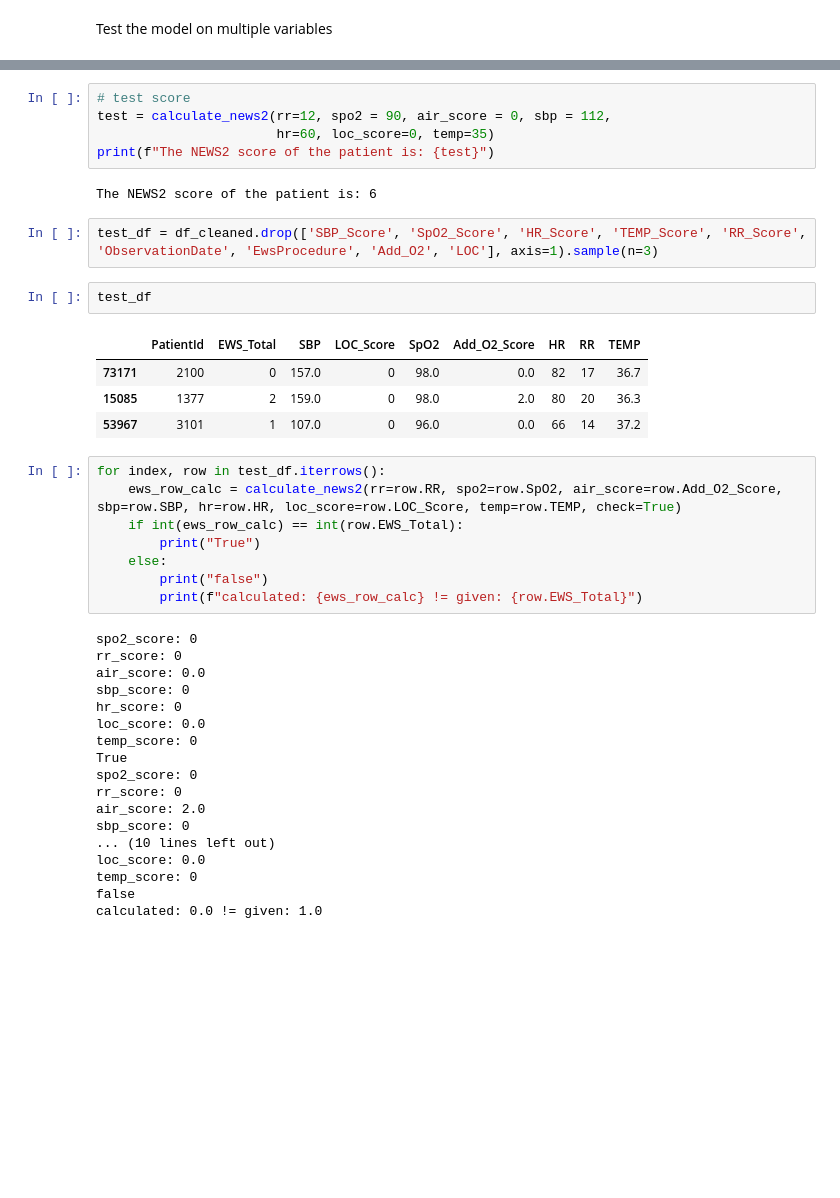
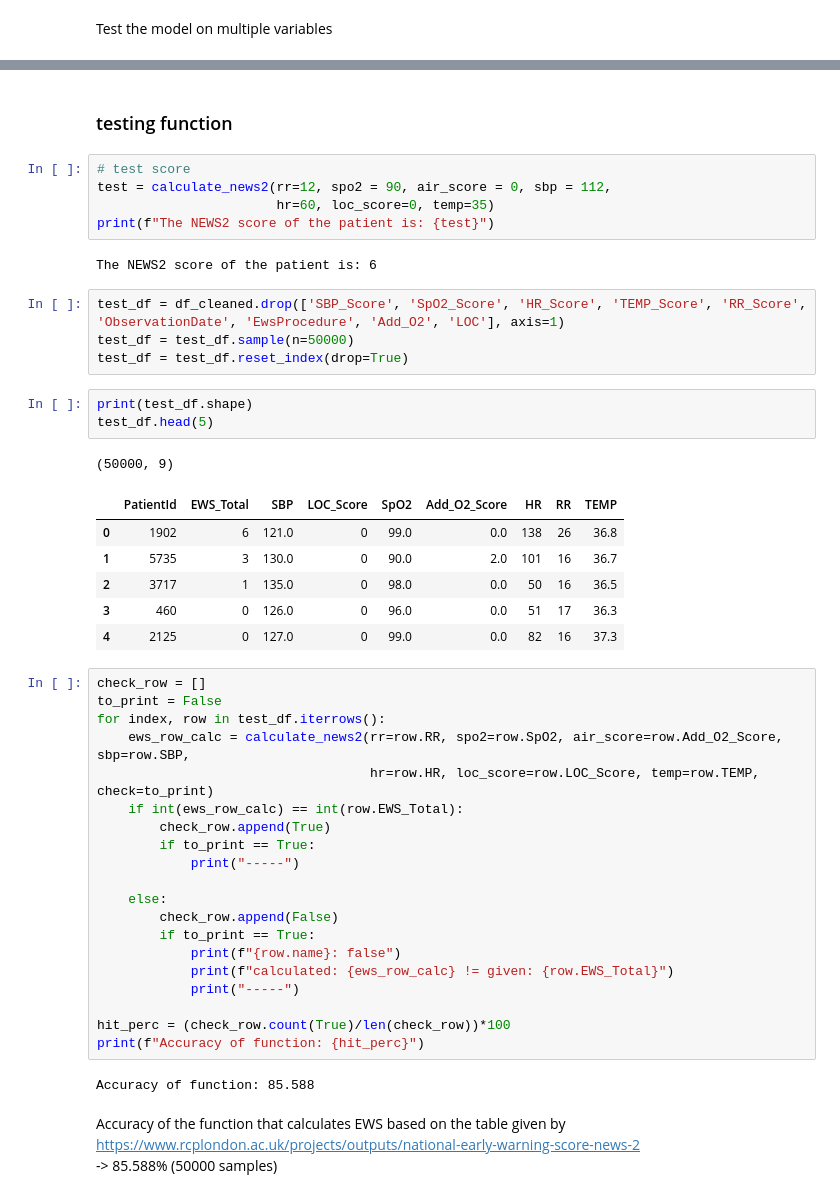
Before and after one commit to kustex/arinti_ews_usecase, a Jupyter notebook: arinti_EWS_notebook.ipynb, the cells around one changed output, grey strips where cells are left out. Cells and saved outputs as stored; diff of their text form; blank space fills up the shorter version.

Commit message:
Update 8/01 - ews function v3

```diff
--- a/arinti_EWS_notebook.ipynb
+++ b/arinti_EWS_notebook.ipynb
@@ -604,5 +608,7 @@ def calculate_news2 (rr, spo2, air_score, sbp, hr, loc_score, temp, check=False)
 
     return ews_total
+# %% [markdown]
+### testing function
 # %%
 # test score
 test = calculate_news2(rr=12, spo2 = 90, air_score = 0, sbp = 112,
@@ -611,37 +617,42 @@ print(f"The NEWS2 score of the patient is: {test}")
 # %% [output]
 The NEWS2 score of the patient is: 6
 # %%
-test_df = df_cleaned.drop(['SBP_Score', 'SpO2_Score', 'HR_Score', 'TEMP_Score', 'RR_Score', 'ObservationDate', 'EwsProcedure', 'Add_O2', 'LOC'], axis=1).sample(n=3)
+test_df = df_cleaned.drop(['SBP_Score', 'SpO2_Score', 'HR_Score', 'TEMP_Score', 'RR_Score', 'ObservationDate', 'EwsProcedure', 'Add_O2', 'LOC'], axis=1)
+test_df = test_df.sample(n=50000)
+test_df = test_df.reset_index(drop=True)
-# %%
-test_df
-# %% [output]
-|  | PatientId | EWS_Total | SBP | LOC_Score | SpO2 | Add_O2_Score | HR | RR | TEMP |
-| 73171 | 2100 | 0 | 157.0 | 0 | 98.0 | 0.0 | 82 | 17 | 36.7 |
-| 15085 | 1377 | 2 | 159.0 | 0 | 98.0 | 2.0 | 80 | 20 | 36.3 |
-| 53967 | 3101 | 1 | 107.0 | 0 | 96.0 | 0.0 | 66 | 14 | 37.2 |
+# %%
+print(test_df.shape)
+test_df.head(5)
+# %% [output]
+(50000, 9)
+|  | PatientId | EWS_Total | SBP | LOC_Score | SpO2 | Add_O2_Score | HR | RR | TEMP |
+| 0 | 1902 | 6 | 121.0 | 0 | 99.0 | 0.0 | 138 | 26 | 36.8 |
+| 1 | 5735 | 3 | 130.0 | 0 | 90.0 | 2.0 | 101 | 16 | 36.7 |
+| 2 | 3717 | 1 | 135.0 | 0 | 98.0 | 0.0 | 50 | 16 | 36.5 |
+| 3 | 460 | 0 | 126.0 | 0 | 96.0 | 0.0 | 51 | 17 | 36.3 |
+| 4 | 2125 | 0 | 127.0 | 0 | 99.0 | 0.0 | 82 | 16 | 37.3 |
 # %%
+check_row = []
+to_print = False
 for index, row in test_df.iterrows():
-    ews_row_calc = calculate_news2(rr=row.RR, spo2=row.SpO2, air_score=row.Add_O2_Score, sbp=row.SBP, hr=row.HR, loc_score=row.LOC_Score, temp=row.TEMP, check=True)
+    ews_row_calc = calculate_news2(rr=row.RR, spo2=row.SpO2, air_score=row.Add_O2_Score, sbp=row.SBP,
+                                   hr=row.HR, loc_score=row.LOC_Score, temp=row.TEMP, check=to_print)
     if int(ews_row_calc) == int(row.EWS_Total):
-        print("True")
+        check_row.append(True)
+        if to_print == True:
+            print("-----")
+
     else:
-        print("false")
-        print(f"calculated: {ews_row_calc} != given: {row.EWS_Total}")
+        check_row.append(False)
+        if to_print == True:
+            print(f"{row.name}: false")
+            print(f"calculated: {ews_row_calc} != given: {row.EWS_Total}")
+            print("-----")
+
+hit_perc = (check_row.count(True)/len(check_row))*100
+print(f"Accuracy of function: {hit_perc}")
 # %% [output]
-spo2_score: 0
-rr_score: 0
-air_score: 0.0
-sbp_score: 0
-hr_score: 0
-loc_score: 0.0
-temp_score: 0
-True
-spo2_score: 0
-rr_score: 0
-air_score: 2.0
-sbp_score: 0
-... (10 lines left out)
-loc_score: 0.0
-temp_score: 0
-false
-calculated: 0.0 != given: 1.0
+Accuracy of function: 85.588
+# %% [markdown]
+Accuracy of the function that calculates EWS based on the table given by   https://www.rcplondon.ac.uk/projects/outputs/national-early-warning-score-news-2
+-> 85.588% (50000 samples)
```
Also changed, not shown: parts of 3 cells of this notebook.
